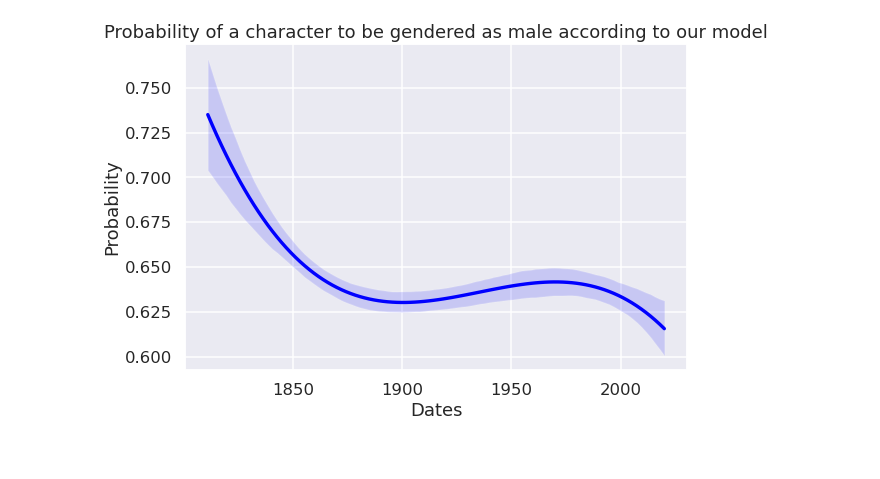
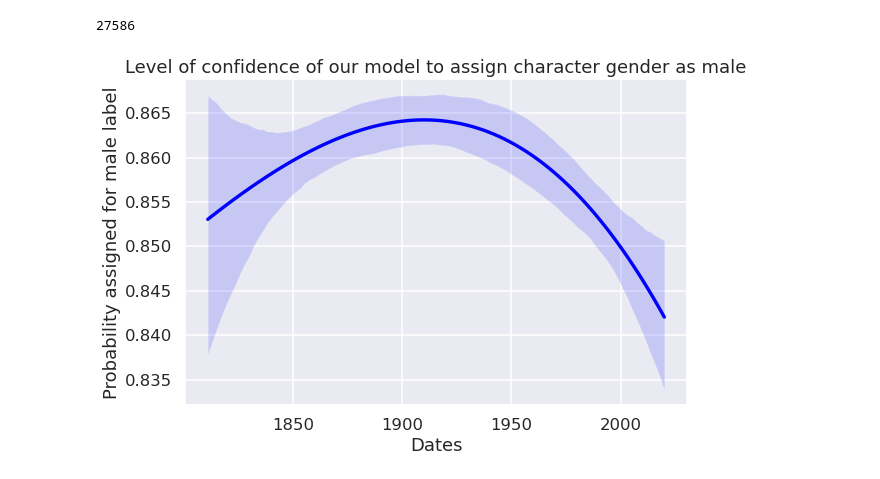
Before and after one commit to crazyjeannot/dhai_intensive_week, a Jupyter notebook: notebooks/07_viz_preds.ipynb, the cells around one changed output. Drawn from its saved outputs; the diff is of its cells as text; code cells hidden in the pictures.

```diff
--- a/notebooks/07_viz_preds.ipynb
+++ b/notebooks/07_viz_preds.ipynb
@@ -71,0 +40,23 @@ plt.show()
+# %%
+def retrieve_list_gender_AUTHOR(df_PER_gender, list_PER):
+    list_gender_AUTHOR = []
+    #list_per = [unidecode(elem) for elem in list(df_PER_gender.character)]
+
+    for per in tqdm(list_PER):
+        if per in list(df_PER_gender.character):
+            row = df_PER_gender.loc[(df_PER_gender['character']==per)]
+            list_gender_AUTHOR.append(row['gender_AUTHOR'].values[0])
+        else:
+            print(per)
+
+    return list_gender_AUTHOR
+# %%
+gender_AUTHOR = retrieve_list_gender_AUTHOR(df_PER_gender, list(results.index))
+# %%
+len(gender_AUTHOR)
+# %% [output]
+27586
+# %%
+results['gender_AUTHOR']=gender_AUTHOR
+# %%
+results_male = results[results['prediction']=='Male']
@@ -72,15 +65,15 @@ plt.show()
 # %%
 plt.figure(figsize=(9,6))
 ax = plt.subplot()
-ax.set_title('Probability of a character to be gendered as male according to our model')
+ax.set_title('Level of confidence of our model to assign character gender as male')
 
 #ax = sns.scatterplot(data=results, x='date', y='proba male', style="prediction")
 #ax = sns.regplot(data=results, x='date', y='proba male', color='red', order=3, scatter=False, ax=ax)
-ax = sns.regplot(data=results, x='date', y='proba female', color='blue', order=3, scatter=False, ax=ax)
+ax = sns.regplot(data=results_male, x='date', y='proba female', color='blue', order=3, scatter=False, ax=ax)
 
 ax.set_xlabel('Dates')
-ax.set_ylabel('Probability')
+ax.set_ylabel('Probability assigned for male label')
 
 plt.show()
 # %% [output]
-[figure, old version]
+[figure, new version]
```
Also changed, not shown: parts of 12 cells of this notebook.
